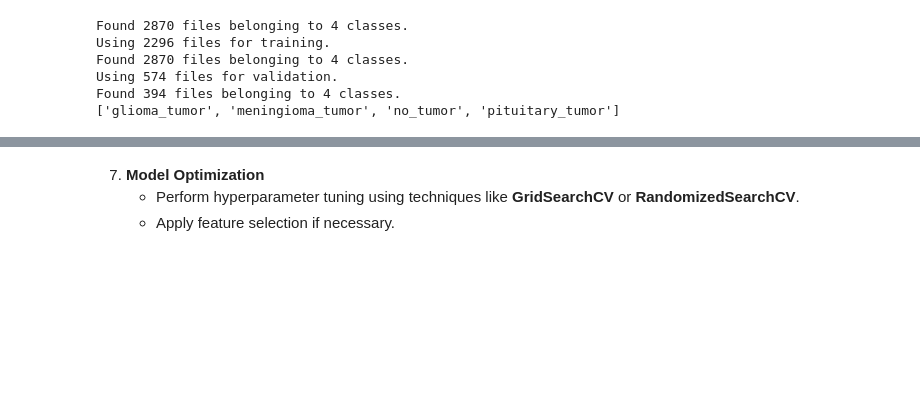
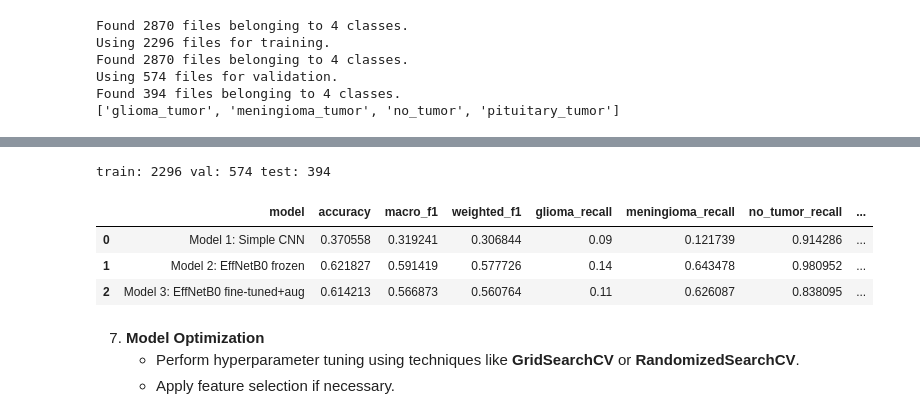
Before and after one commit to Avichay3/Full-training, a Jupyter notebook: Brain_tumor_pipeline.ipynb, the cells around one changed output, grey strips where cells are left out. Drawn from its saved outputs; the diff is of its cells as text; code cells hidden in the pictures; blank space fills up the shorter version.

Commit message:
finish with models

```diff
--- a/Brain_tumor_pipeline.ipynb
+++ b/Brain_tumor_pipeline.ipynb
@@ -413,0 +601,4 @@ Epoch 6/20
+# %%
+m3_best = tf.keras.models.load_model("model3_best.keras")
+
+evaluate_model(m3_best, test_ds_ft, class_names, "Model 3: EfficientNetB0 Fine-Tuned + Aug")
@@ -413,0 +625,26 @@ Epoch 6/20
+# %%
+def list_image_paths_and_labels(root_dir, class_names):
+    paths, labels = [], []
+    for i, cls in enumerate(class_names):
+        cls_dir = os.path.join(root_dir, cls)
+        for fname in os.listdir(cls_dir):
+            if fname.lower().endswith((".png", ".jpg", ".jpeg")):
+                paths.append(os.path.join(cls_dir, fname))
+                labels.append(i)
+    return np.array(paths), np.array(labels, dtype=np.int32)
+
+class_names = sorted(os.listdir(train_dir))
+num_classes = len(class_names)
+
+train_paths, train_labels = list_image_paths_and_labels(train_dir, class_names)
+test_paths,  test_labels  = list_image_paths_and_labels(test_dir,  class_names)
+
+
+from sklearn.model_selection import train_test_split
+train_paths, val_paths, train_labels, val_labels = train_test_split(
+    train_paths, train_labels, test_size=0.2, random_state=SEED, stratify=train_labels
+)
+
+print("train:", len(train_paths), "val:", len(val_paths), "test:", len(test_paths))
+# %% [output]
+train: 2296 val: 574 test: 394
@@ -414,3 +653,43 @@ Epoch 6/20
+# %%
+from sklearn.metrics import classification_report, confusion_matrix, accuracy_score, f1_score
+
+def evaluate_model_to_dict(model, ds, class_names, model_name=""):
+    y_true = np.concatenate([y.numpy() for _, y in ds], axis=0)
+    probs = model.predict(ds, verbose=0)
+    y_pred = np.argmax(probs, axis=1)
+
+    acc = accuracy_score(y_true, y_pred)
+    macro_f1 = f1_score(y_true, y_pred, average="macro")
+    weighted_f1 = f1_score(y_true, y_pred, average="weighted")
+
+    report = classification_report(y_true, y_pred, target_names=class_names, digits=4, output_dict=True)
+    cm = confusion_matrix(y_true, y_pred)
+
+    out = {
+        "model": model_name,
+        "accuracy": acc,
+        "macro_f1": macro_f1,
+        "weighted_f1": weighted_f1,
+        "glioma_recall": report["glioma_tumor"]["recall"],
+        "meningioma_recall": report["meningioma_tumor"]["recall"],
+        "no_tumor_recall": report["no_tumor"]["recall"],
+        "pituitary_recall": report["pituitary_tumor"]["recall"],
+        "confusion_matrix": cm
+    }
+    return out
+# %%
+results = []
+results.append(evaluate_model_to_dict(cnn, test_ds, class_names, "Model 1: Simple CNN"))
+results.append(evaluate_model_to_dict(m2, test_ds, class_names, "Model 2: EffNetB0 frozen"))
+results.append(evaluate_model_to_dict(m3_best, test_ds, class_names, "Model 3: EffNetB0 fine-tuned+aug"))
+
+df = pd.DataFrame([{k:v for k,v in r.items() if k!="confusion_matrix"} for r in results])
+df
+# %% [output]
+|  | model | accuracy | macro_f1 | weighted_f1 | glioma_recall | meningioma_recall | no_tumor_recall | ... |
+| 0 | Model 1: Simple CNN | 0.370558 | 0.319241 | 0.306844 | 0.09 | 0.121739 | 0.914286 | ... |
+| 1 | Model 2: EffNetB0 frozen | 0.621827 | 0.591419 | 0.577726 | 0.14 | 0.643478 | 0.980952 | ... |
+| 2 | Model 3: EffNetB0 fine-tuned+aug | 0.614213 | 0.566873 | 0.560764 | 0.11 | 0.626087 | 0.838095 | ... |
 # %% [markdown]
 7. **Model Optimization**
    - Perform hyperparameter tuning using techniques like **GridSearchCV** or **RandomizedSearchCV**.
```
Also changed, not shown: parts of 9 cells of this notebook.
